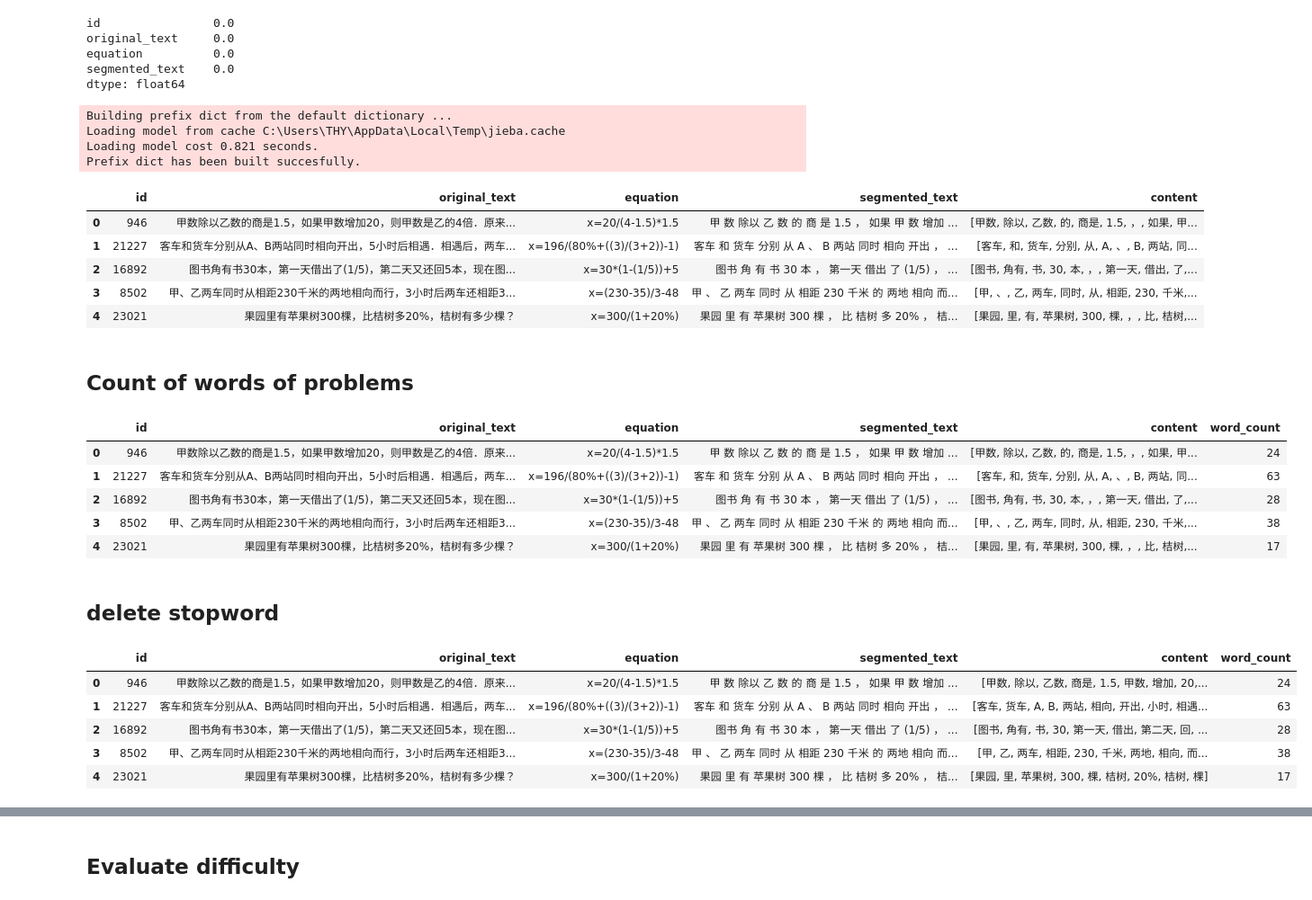
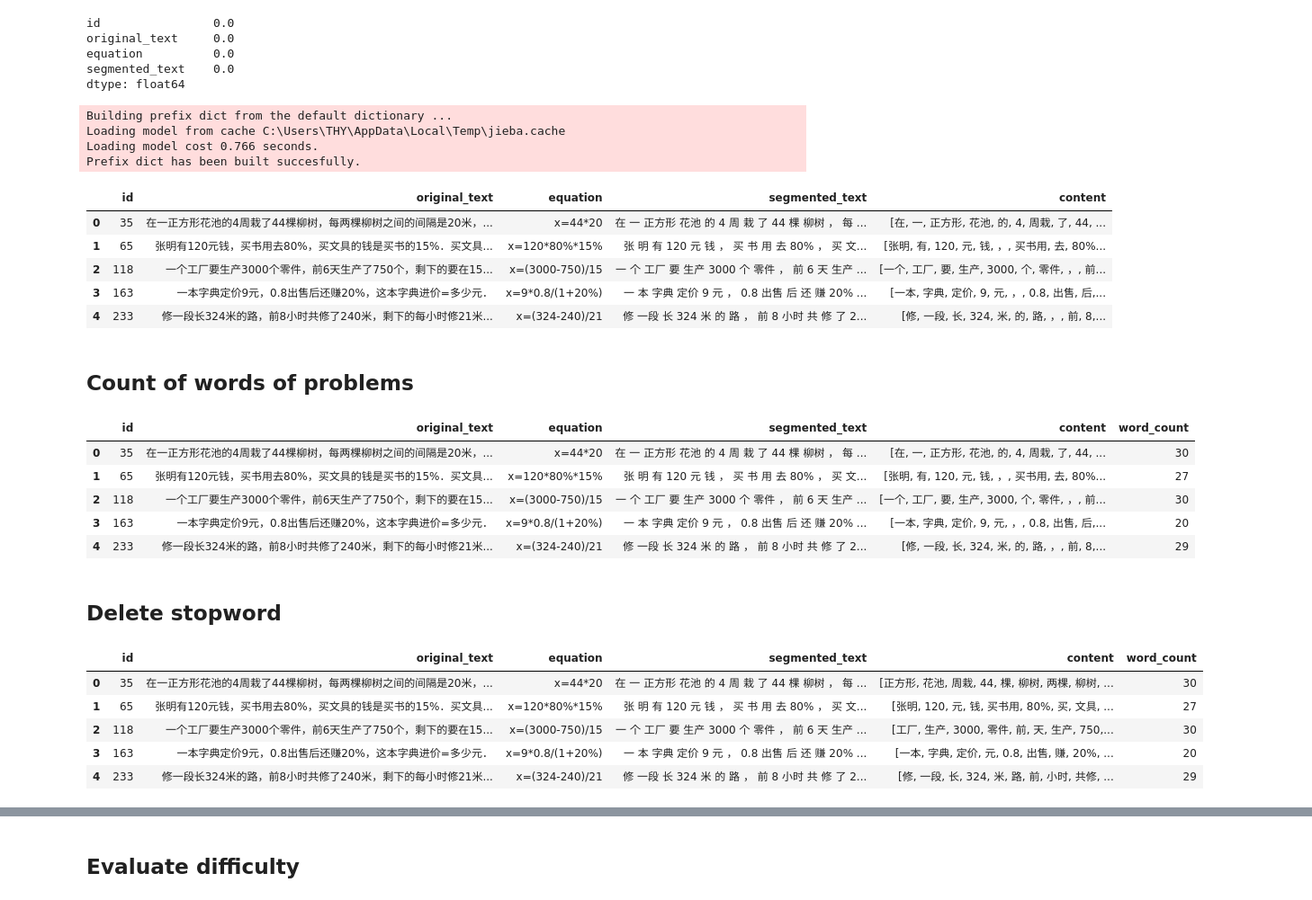
Before and after one commit to tswsxk/EduData, a Jupyter notebook: docs/Math23k Analysis Report.ipynb, the cells around one changed output, grey strips where cells are left out. Shown at 90% size. Saved outputs shown, nothing was run; the diff lists cells and outputs as text; code cells hidden in the pictures.

```diff
--- a/docs/Math23k Analysis Report.ipynb
+++ b/docs/Math23k Analysis Report.ipynb
@@ -17,7 +17,7 @@ import plotly.express as px
 from plotly.subplots import make_subplots
 import plotly.graph_objs as go
 # %%
-path = "../raw_data/math23k/raw/train23k.json"
+path = "../raw_data/math23k/raw/test23k.json"
 
 data = pd.read_json(path, orient='records')
 # %% [markdown]
@@ -60,21 +48,23 @@ equation          0.0
 segmented_text    0.0
 dtype: float64
 # %%
+
 def cut_word(text):
     return jieba.lcut(text)
+
 data['content']=data['original_text'].apply(cut_word)
 data.head()
 # %% [output]
 Building prefix dict from the default dictionary ...
 Loading model from cache C:\Users\THY\AppData\Local\Temp\jieba.cache
-Loading model cost 0.821 seconds.
+Loading model cost 0.766 seconds.
 Prefix dict has been built succesfully.
 |  | id | original_text | equation | segmented_text | content |
-| 0 | 946 | 甲数除以乙数的商是1.5，如果甲数增加20，则甲数是乙的4倍．原来... | x=20/(4-1.5)*1.5 | 甲 数 除以 乙 数 的 商 是 1.5 ， 如果 甲 数 增加 ... | [甲数, 除以, 乙数, 的, 商是, 1.5, ，, 如果, 甲... |
-| 1 | 21227 | 客车和货车分别从A、B两站同时相向开出，5小时后相遇．相遇后，两车... | x=196/(80%+((3)/(3+2))-1) | 客车 和 货车 分别 从 A 、 B 两站 同时 相向 开出 ， ... | [客车, 和, 货车, 分别, 从, A, 、, B, 两站, 同... |
-| 2 | 16892 | 图书角有书30本，第一天借出了(1/5)，第二天又还回5本，现在图... | x=30*(1-(1/5))+5 | 图书 角 有 书 30 本 ， 第一天 借出 了 (1/5) ， ... | [图书, 角有, 书, 30, 本, ，, 第一天, 借出, 了,... |
-| 3 | 8502 | 甲、乙两车同时从相距230千米的两地相向而行，3小时后两车还相距3... | x=(230-35)/3-48 | 甲 、 乙 两车 同时 从 相距 230 千米 的 两地 相向 而... | [甲, 、, 乙, 两车, 同时, 从, 相距, 230, 千米,... |
-| 4 | 23021 | 果园里有苹果树300棵，比桔树多20%，桔树有多少棵？ | x=300/(1+20%) | 果园 里 有 苹果树 300 棵 ， 比 桔树 多 20% ， 桔... | [果园, 里, 有, 苹果树, 300, 棵, ，, 比, 桔树,... |
+| 0 | 35 | 在一正方形花池的4周栽了44棵柳树，每两棵柳树之间的间隔是20米，... | x=44*20 | 在 一 正方形 花池 的 4 周 栽 了 44 棵 柳树 ， 每 ... | [在, 一, 正方形, 花池, 的, 4, 周栽, 了, 44, ... |
+| 1 | 65 | 张明有120元钱，买书用去80%，买文具的钱是买书的15%．买文具... | x=120*80%*15% | 张 明 有 120 元 钱 ， 买 书 用 去 80% ， 买 文... | [张明, 有, 120, 元, 钱, ，, 买书用, 去, 80%... |
+| 2 | 118 | 一个工厂要生产3000个零件，前6天生产了750个，剩下的要在15... | x=(3000-750)/15 | 一 个 工厂 要 生产 3000 个 零件 ， 前 6 天 生产 ... | [一个, 工厂, 要, 生产, 3000, 个, 零件, ，, 前... |
+| 3 | 163 | 一本字典定价9元，0.8出售后还赚20%，这本字典进价=多少元． | x=9*0.8/(1+20%) | 一 本 字典 定价 9 元 ， 0.8 出售 后 还 赚 20% ... | [一本, 字典, 定价, 9, 元, ，, 0.8, 出售, 后,... |
+| 4 | 233 | 修一段长324米的路，前8小时共修了240米，剩下的每小时修21米... | x=(324-240)/21 | 修 一段 长 324 米 的 路 ， 前 8 小时 共 修 了 2... | [修, 一段, 长, 324, 米, 的, 路, ，, 前, 8,... |
 # %% [markdown]
 ## Count of words of problems
 # %%
@@ -85,11 +75,11 @@ data['word_count']=data['content'].apply(getsize)
 data.head()
 # %% [output]
 |  | id | original_text | equation | segmented_text | content | word_count |
-| 0 | 946 | 甲数除以乙数的商是1.5，如果甲数增加20，则甲数是乙的4倍．原来... | x=20/(4-1.5)*1.5 | 甲 数 除以 乙 数 的 商 是 1.5 ， 如果 甲 数 增加 ... | [甲数, 除以, 乙数, 的, 商是, 1.5, ，, 如果, 甲... | 24 |
-| 1 | 21227 | 客车和货车分别从A、B两站同时相向开出，5小时后相遇．相遇后，两车... | x=196/(80%+((3)/(3+2))-1) | 客车 和 货车 分别 从 A 、 B 两站 同时 相向 开出 ， ... | [客车, 和, 货车, 分别, 从, A, 、, B, 两站, 同... | 63 |
-| 2 | 16892 | 图书角有书30本，第一天借出了(1/5)，第二天又还回5本，现在图... | x=30*(1-(1/5))+5 | 图书 角 有 书 30 本 ， 第一天 借出 了 (1/5) ， ... | [图书, 角有, 书, 30, 本, ，, 第一天, 借出, 了,... | 28 |
-| 3 | 8502 | 甲、乙两车同时从相距230千米的两地相向而行，3小时后两车还相距3... | x=(230-35)/3-48 | 甲 、 乙 两车 同时 从 相距 230 千米 的 两地 相向 而... | [甲, 、, 乙, 两车, 同时, 从, 相距, 230, 千米,... | 38 |
-| 4 | 23021 | 果园里有苹果树300棵，比桔树多20%，桔树有多少棵？ | x=300/(1+20%) | 果园 里 有 苹果树 300 棵 ， 比 桔树 多 20% ， 桔... | [果园, 里, 有, 苹果树, 300, 棵, ，, 比, 桔树,... | 17 |
+| 0 | 35 | 在一正方形花池的4周栽了44棵柳树，每两棵柳树之间的间隔是20米，... | x=44*20 | 在 一 正方形 花池 的 4 周 栽 了 44 棵 柳树 ， 每 ... | [在, 一, 正方形, 花池, 的, 4, 周栽, 了, 44, ... | 30 |
+| 1 | 65 | 张明有120元钱，买书用去80%，买文具的钱是买书的15%．买文具... | x=120*80%*15% | 张 明 有 120 元 钱 ， 买 书 用 去 80% ， 买 文... | [张明, 有, 120, 元, 钱, ，, 买书用, 去, 80%... | 27 |
+| 2 | 118 | 一个工厂要生产3000个零件，前6天生产了750个，剩下的要在15... | x=(3000-750)/15 | 一 个 工厂 要 生产 3000 个 零件 ， 前 6 天 生产 ... | [一个, 工厂, 要, 生产, 3000, 个, 零件, ，, 前... | 30 |
+| 3 | 163 | 一本字典定价9元，0.8出售后还赚20%，这本字典进价=多少元． | x=9*0.8/(1+20%) | 一 本 字典 定价 9 元 ， 0.8 出售 后 还 赚 20% ... | [一本, 字典, 定价, 9, 元, ，, 0.8, 出售, 后,... | 20 |
+| 4 | 233 | 修一段长324米的路，前8小时共修了240米，剩下的每小时修21米... | x=(324-240)/21 | 修 一段 长 324 米 的 路 ， 前 8 小时 共 修 了 2... | [修, 一段, 长, 324, 米, 的, 路, ，, 前, 8,... | 29 |
 # %%
 cnt = data['word_count'].value_counts().reset_index()
 cnt.columns = [ 'word_count' , 'problem_count']
@@ -100,25 +90,25 @@ fig = px.bar(
 )
 fig.show()
 # %% [markdown]
-## delete stopword
+## Delete stopword
 # %%
 def get_stopword():
     s = set()
     with open("../raw_data/stopword/stopword.txt","r",encoding="UTF-8") as f:
         for line in f:
             s.add(line.strip())
     return s
 
 def delete_stopword(words):
-    return [w for w in words if w not in stopword]
+    return [w for w in words if (w not in stopword)]
 
 stopword=get_stopword()
 data['content']=data['content'].apply(delete_stopword)
 data.head()
 # %% [output]
 |  | id | original_text | equation | segmented_text | content | word_count |
-| 0 | 946 | 甲数除以乙数的商是1.5，如果甲数增加20，则甲数是乙的4倍．原来... | x=20/(4-1.5)*1.5 | 甲 数 除以 乙 数 的 商 是 1.5 ， 如果 甲 数 增加 ... | [甲数, 除以, 乙数, 商是, 1.5, 甲数, 增加, 20,... | 24 |
-| 1 | 21227 | 客车和货车分别从A、B两站同时相向开出，5小时后相遇．相遇后，两车... | x=196/(80%+((3)/(3+2))-1) | 客车 和 货车 分别 从 A 、 B 两站 同时 相向 开出 ， ... | [客车, 货车, A, B, 两站, 相向, 开出, 小时, 相遇... | 63 |
-| 2 | 16892 | 图书角有书30本，第一天借出了(1/5)，第二天又还回5本，现在图... | x=30*(1-(1/5))+5 | 图书 角 有 书 30 本 ， 第一天 借出 了 (1/5) ， ... | [图书, 角有, 书, 30, 第一天, 借出, 第二天, 回, ... | 28 |
-| 3 | 8502 | 甲、乙两车同时从相距230千米的两地相向而行，3小时后两车还相距3... | x=(230-35)/3-48 | 甲 、 乙 两车 同时 从 相距 230 千米 的 两地 相向 而... | [甲, 乙, 两车, 相距, 230, 千米, 两地, 相向, 而... | 38 |
-| 4 | 23021 | 果园里有苹果树300棵，比桔树多20%，桔树有多少棵？ | x=300/(1+20%) | 果园 里 有 苹果树 300 棵 ， 比 桔树 多 20% ， 桔... | [果园, 里, 苹果树, 300, 棵, 桔树, 20%, 桔树, 棵] | 17 |
+| 0 | 35 | 在一正方形花池的4周栽了44棵柳树，每两棵柳树之间的间隔是20米，... | x=44*20 | 在 一 正方形 花池 的 4 周 栽 了 44 棵 柳树 ， 每 ... | [正方形, 花池, 周栽, 44, 棵, 柳树, 两棵, 柳树, ... | 30 |
+| 1 | 65 | 张明有120元钱，买书用去80%，买文具的钱是买书的15%．买文具... | x=120*80%*15% | 张 明 有 120 元 钱 ， 买 书 用 去 80% ， 买 文... | [张明, 120, 元, 钱, 买书用, 80%, 买, 文具, ... | 27 |
+| 2 | 118 | 一个工厂要生产3000个零件，前6天生产了750个，剩下的要在15... | x=(3000-750)/15 | 一 个 工厂 要 生产 3000 个 零件 ， 前 6 天 生产 ... | [工厂, 生产, 3000, 零件, 前, 天, 生产, 750,... | 30 |
+| 3 | 163 | 一本字典定价9元，0.8出售后还赚20%，这本字典进价=多少元． | x=9*0.8/(1+20%) | 一 本 字典 定价 9 元 ， 0.8 出售 后 还 赚 20% ... | [一本, 字典, 定价, 元, 0.8, 出售, 赚, 20%, ... | 20 |
+| 4 | 233 | 修一段长324米的路，前8小时共修了240米，剩下的每小时修21米... | x=(324-240)/21 | 修 一段 长 324 米 的 路 ， 前 8 小时 共 修 了 2... | [修, 一段, 长, 324, 米, 路, 前, 小时, 共修, ... | 29 |
```
Also changed, not shown: parts of 8 cells of this notebook.
